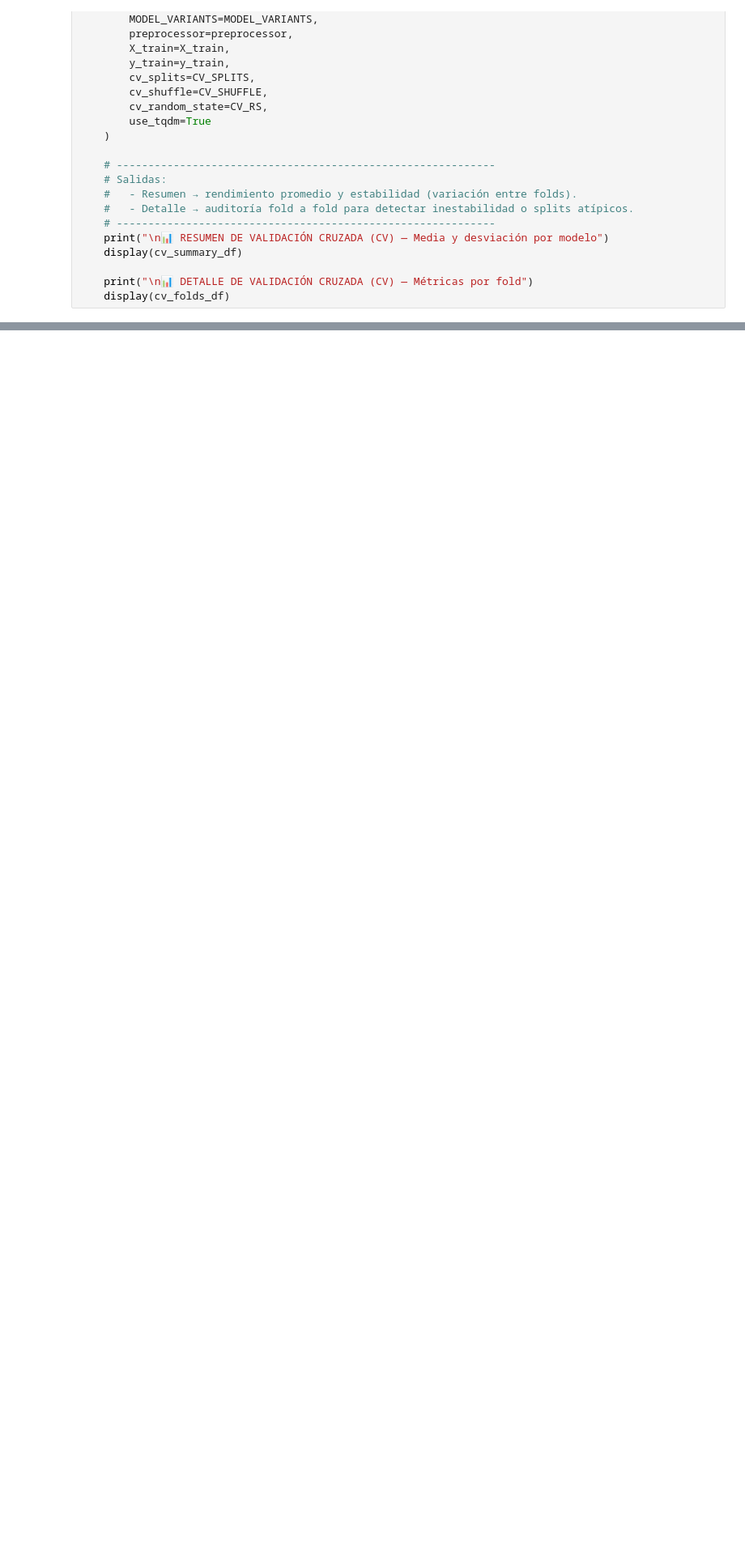
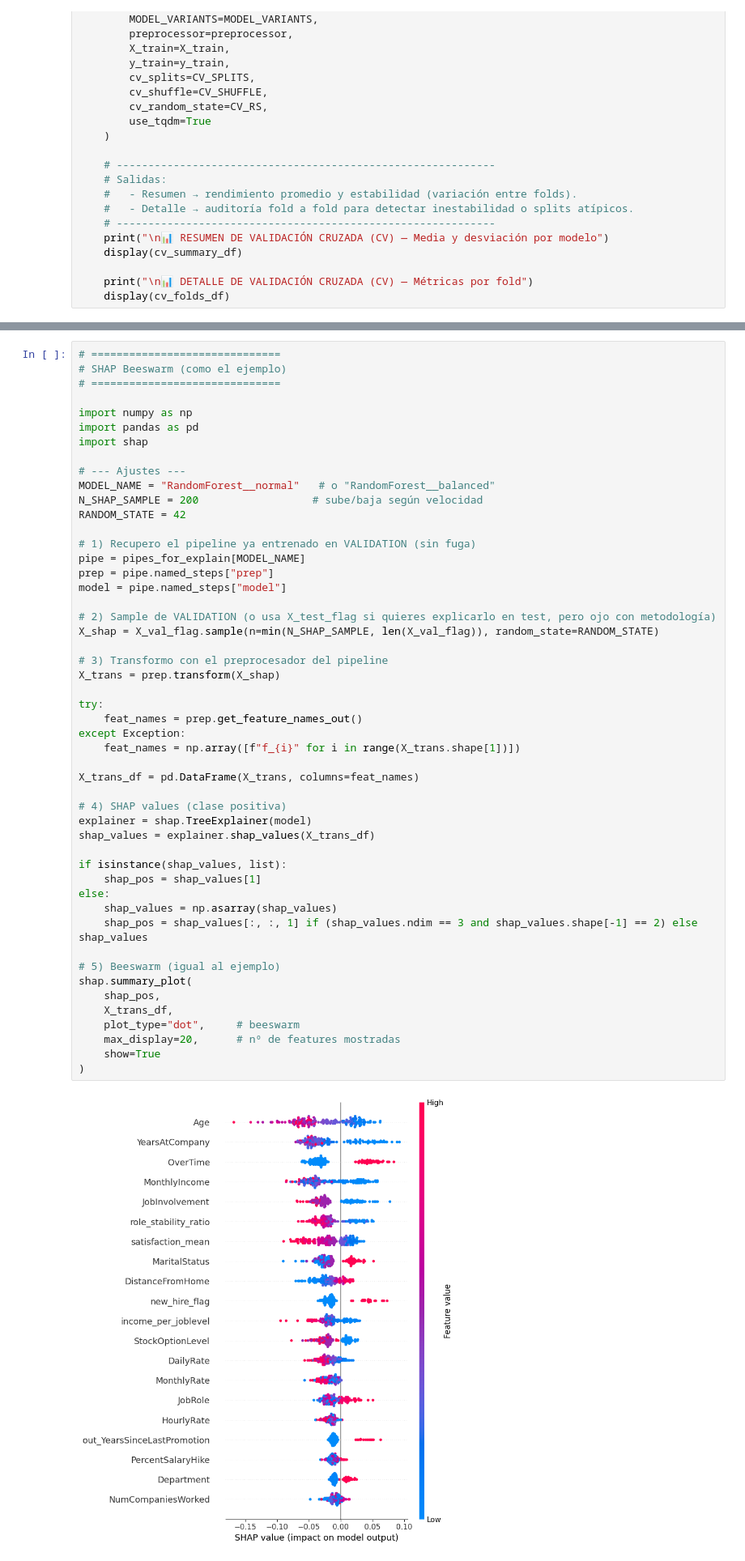
Before and after one commit to felixmorillas/preprocesamiento_proyecto_enero, a Jupyter notebook: results_analysis.ipynb, the cells around one changed output, grey strips where cells are left out. Shown at 81% size. Drawn from its saved outputs; the diff is of its cells as text; blank space fills up the shorter version.

```diff
--- a/results_analysis.ipynb
+++ b/results_analysis.ipynb
@@ -710,3 +958,55 @@ Modelos HOLDOUT guardados: 2
+# %%
+# ==============================
+# SHAP Beeswarm (como el ejemplo)
+# ==============================
+
+import numpy as np
+import pandas as pd
+import shap
+
+# --- Ajustes ---
+MODEL_NAME = "RandomForest__normal"   # o "RandomForest__balanced"
+N_SHAP_SAMPLE = 200                  # sube/baja según velocidad
+RANDOM_STATE = 42
+
+# 1) Recupero el pipeline ya entrenado en VALIDATION (sin fuga)
+pipe = pipes_for_explain[MODEL_NAME]
+prep = pipe.named_steps["prep"]
+model = pipe.named_steps["model"]
+
+# 2) Sample de VALIDATION (o usa X_test_flag si quieres explicarlo en test, pero ojo con metodología)
+X_shap = X_val_flag.sample(n=min(N_SHAP_SAMPLE, len(X_val_flag)), random_state=RANDOM_STATE)
+
+# 3) Transformo con el preprocesador del pipeline
+X_trans = prep.transform(X_shap)
+
+try:
+    feat_names = prep.get_feature_names_out()
+except Exception:
+    feat_names = np.array([f"f_{i}" for i in range(X_trans.shape[1])])
+
+X_trans_df = pd.DataFrame(X_trans, columns=feat_names)
+
+# 4) SHAP values (clase positiva)
+explainer = shap.TreeExplainer(model)
+shap_values = explainer.shap_values(X_trans_df)
+
+if isinstance(shap_values, list):
+    shap_pos = shap_values[1]
+else:
+    shap_values = np.asarray(shap_values)
+    shap_pos = shap_values[:, :, 1] if (shap_values.ndim == 3 and shap_values.shape[-1] == 2) else shap_values
+
+# 5) Beeswarm (igual al ejemplo)
+shap.summary_plot(
+    shap_pos,
+    X_trans_df,
+    plot_type="dot",     # beeswarm
+    max_display=20,      # nº de features mostradas
+    show=True
+)
+# %% [output]
+[figure, added]
 # %%
 # ==============================
 # REPORTE DE ESCENARIO — HOLDOUT
```
Also changed, not shown: parts of 4 cells of this notebook, 4 other files.
